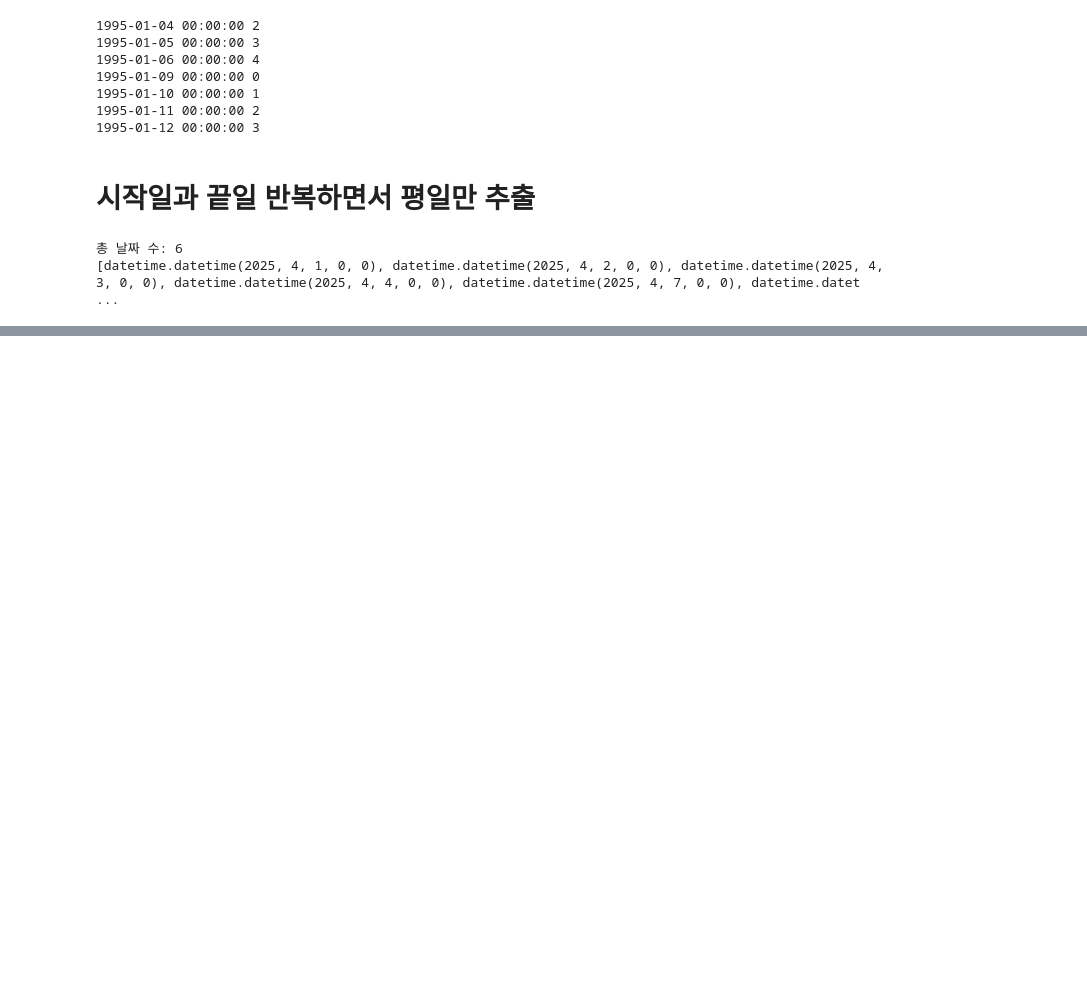
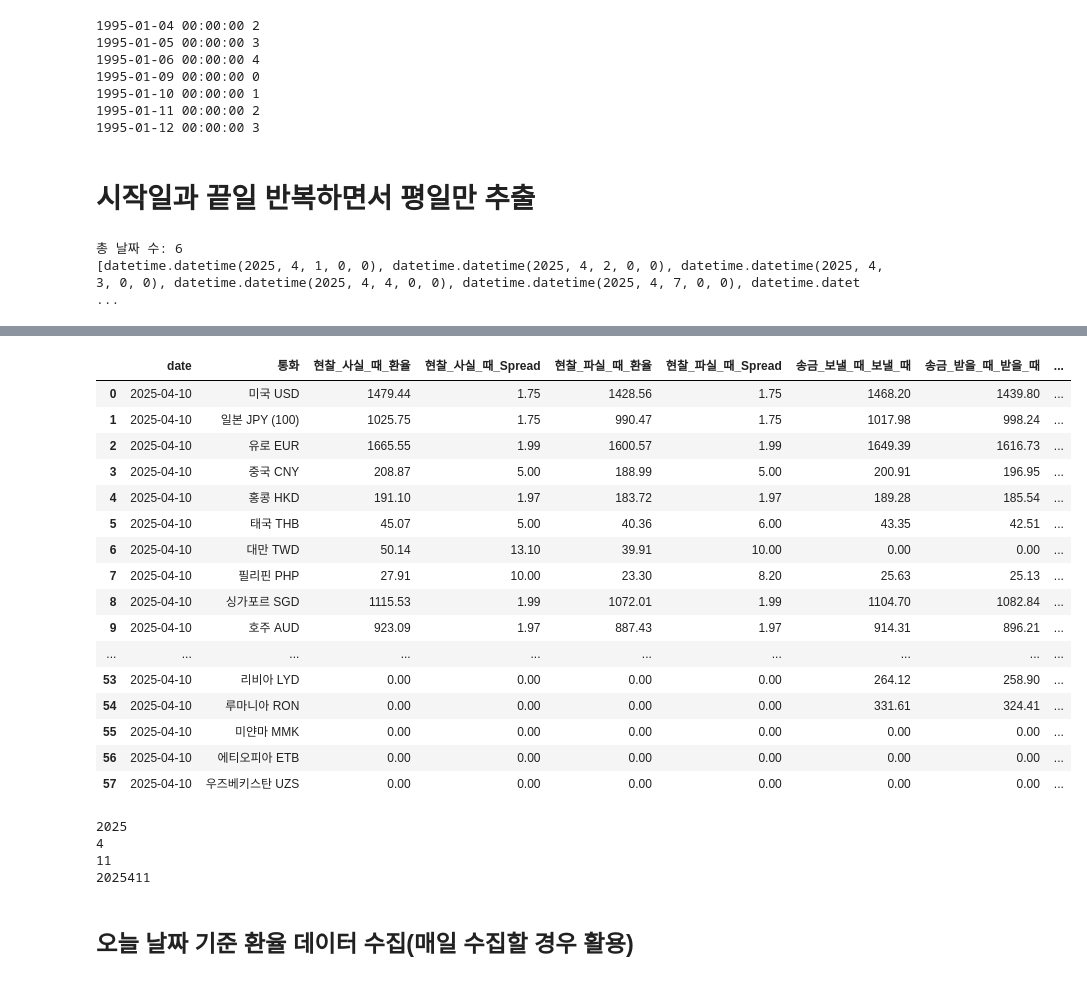
Before and after one commit to KEEPGOINGNOW/Fintech_Service_2nd, a Jupyter notebook: 04_data_scraping/09_환율정보_데이터스크래핑.ipynb, the cells around one changed output, grey strips where cells are left out. Drawn from its saved outputs; the diff is of its cells as text; code cells hidden in the pictures; blank space fills up the shorter version.

```diff
--- a/04_data_scraping/09_환율정보_데이터스크래핑.ipynb
+++ b/04_data_scraping/09_환율정보_데이터스크래핑.ipynb
@@ -95,12 +95,7 @@ options.add_argument('start_maximized')
 options.add_argument('Chrome/134.0.0.0')
 options.add_argument('lang=ko_KR')
 
-driver = webdriver.Chrome(
-    service=Service(ChromeDriverManager().install()),
-    options=options
-    )
-
-
+driver = webdriver.Chrome(service=Service(ChromeDriverManager().install()),options=options)
 url = 'https://www.kebhana.com/cms/rate/index.do?contentUrl=/cms/rate/wpfxd651_01i.do'
 driver.get(url)
 # %%
@@ -283,0 +293,33 @@ for date in date_list:
+# %%
+display(df)
+# %% [output]
+|  | date | 통화 | 현찰_사실_때_환율 | 현찰_사실_때_Spread | 현찰_파실_때_환율 | 현찰_파실_때_Spread | 송금_보낼_때_보낼_때 | 송금_받을_때_받을_때 | ... |
+| 0 | 2025-04-10 | 미국 USD | 1479.44 | 1.75 | 1428.56 | 1.75 | 1468.20 | 1439.80 | ... |
+| 1 | 2025-04-10 | 일본 JPY (100) | 1025.75 | 1.75 | 990.47 | 1.75 | 1017.98 | 998.24 | ... |
+| 2 | 2025-04-10 | 유로 EUR | 1665.55 | 1.99 | 1600.57 | 1.99 | 1649.39 | 1616.73 | ... |
+| 3 | 2025-04-10 | 중국 CNY | 208.87 | 5.00 | 188.99 | 5.00 | 200.91 | 196.95 | ... |
+| 4 | 2025-04-10 | 홍콩 HKD | 191.10 | 1.97 | 183.72 | 1.97 | 189.28 | 185.54 | ... |
+| 5 | 2025-04-10 | 태국 THB | 45.07 | 5.00 | 40.36 | 6.00 | 43.35 | 42.51 | ... |
+| 6 | 2025-04-10 | 대만 TWD | 50.14 | 13.10 | 39.91 | 10.00 | 0.00 | 0.00 | ... |
+| 7 | 2025-04-10 | 필리핀 PHP | 27.91 | 10.00 | 23.30 | 8.20 | 25.63 | 25.13 | ... |
+| 8 | 2025-04-10 | 싱가포르 SGD | 1115.53 | 1.99 | 1072.01 | 1.99 | 1104.70 | 1082.84 | ... |
+| 9 | 2025-04-10 | 호주 AUD | 923.09 | 1.97 | 887.43 | 1.97 | 914.31 | 896.21 | ... |
+| ... | ... | ... | ... | ... | ... | ... | ... | ... | ... |
+| 53 | 2025-04-10 | 리비아 LYD | 0.00 | 0.00 | 0.00 | 0.00 | 264.12 | 258.90 | ... |
+| 54 | 2025-04-10 | 루마니아 RON | 0.00 | 0.00 | 0.00 | 0.00 | 331.61 | 324.41 | ... |
+| 55 | 2025-04-10 | 미얀마 MMK | 0.00 | 0.00 | 0.00 | 0.00 | 0.00 | 0.00 | ... |
+| 56 | 2025-04-10 | 에티오피아 ETB | 0.00 | 0.00 | 0.00 | 0.00 | 0.00 | 0.00 | ... |
+| 57 | 2025-04-10 | 우즈베키스탄 UZS | 0.00 | 0.00 | 0.00 | 0.00 | 0.00 | 0.00 | ... |
+# %%
+today = datetime.now()
+print(today.year)
+print(today.month)
+print(today.day)
+print(str(today.year)+str(today.month)+str(today.day))
+# %% [output]
+2025
+4
+11
+2025411
+# %% [markdown]
+## 오늘 날짜 기준 환율 데이터 수집(매일 수집할 경우 활용)
```
Also changed, not shown: parts of 4 cells of this notebook, 5 other files.
